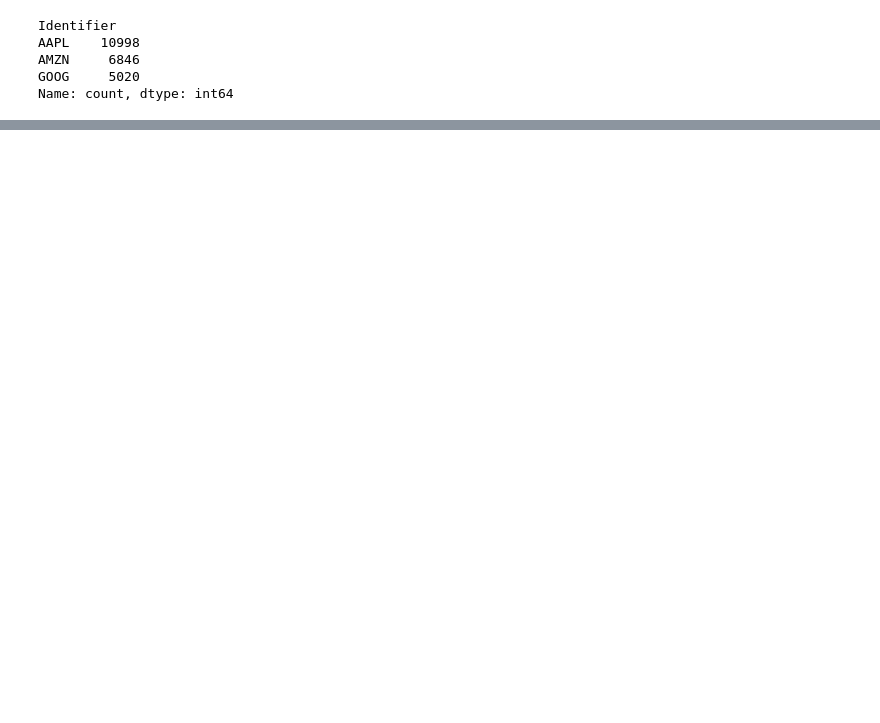
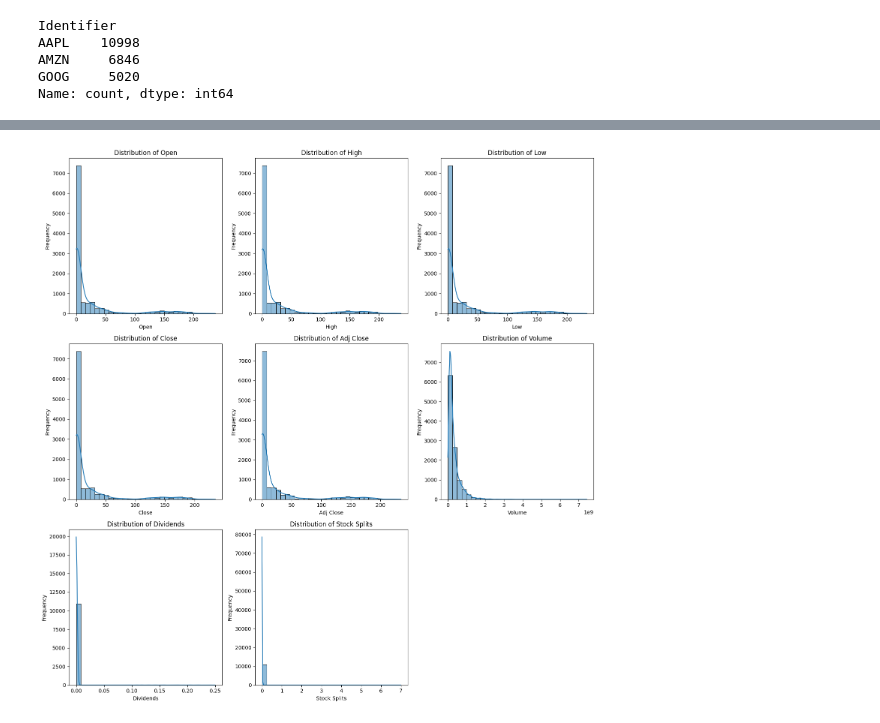
Before and after one commit to mubarek4566/Financial-News-and-Stock-Price-Analysis, a Jupyter notebook: notebooks/StockPrice_main.ipynb, the cells around one changed output, grey strips where cells are left out. Saved outputs shown, nothing was run; the diff lists cells and outputs as text; code cells hidden in the pictures; blank space fills up the shorter version.

```diff
--- a/notebooks/StockPrice_main.ipynb
+++ b/notebooks/StockPrice_main.ipynb
@@ -88,0 +111,4 @@ Name: count, dtype: int64
+# %%
+eda.univariate_num()
+# %% [output]
+[figure, added]
```
Also changed, not shown: parts of 23 cells of this notebook, 2 other files.
